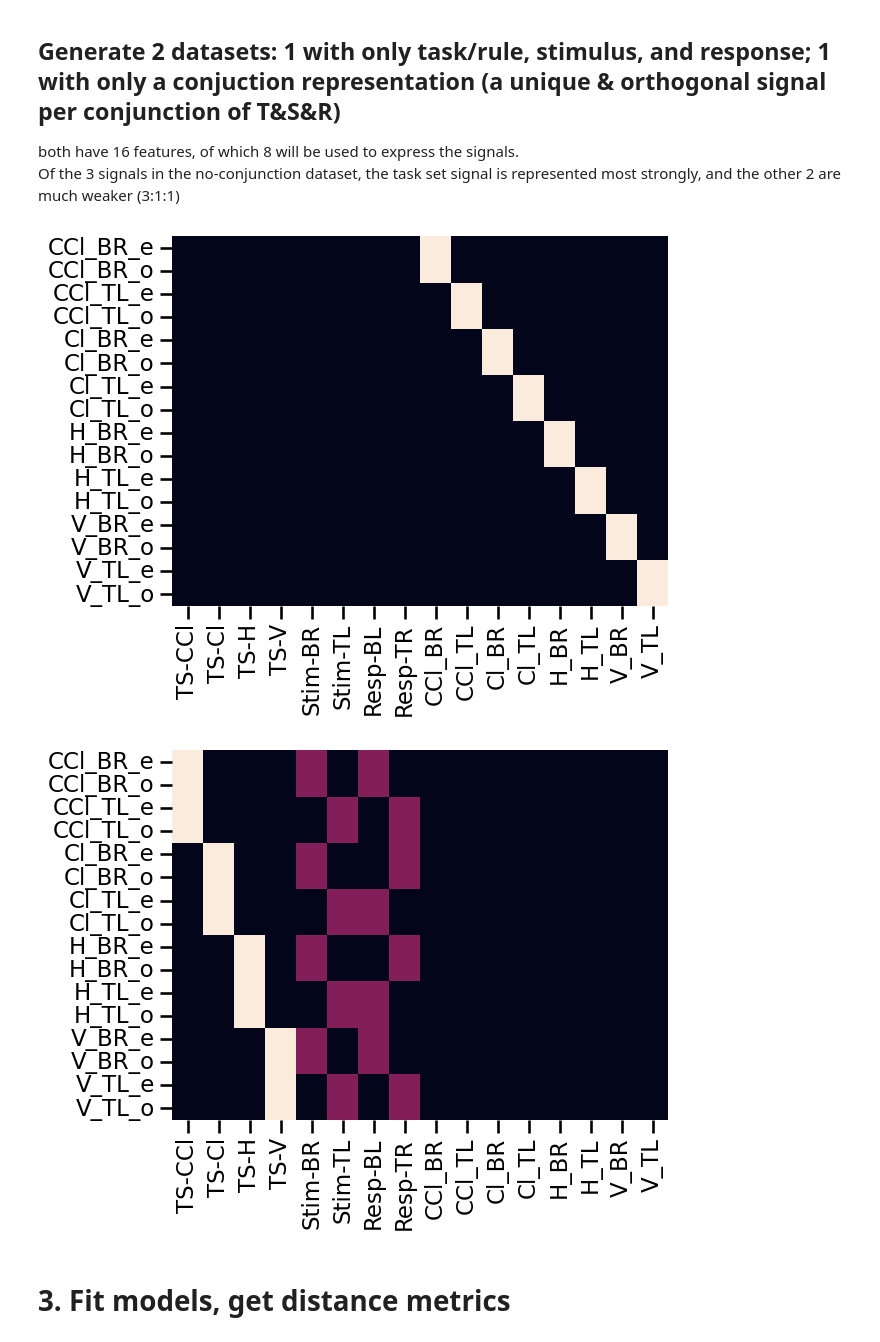
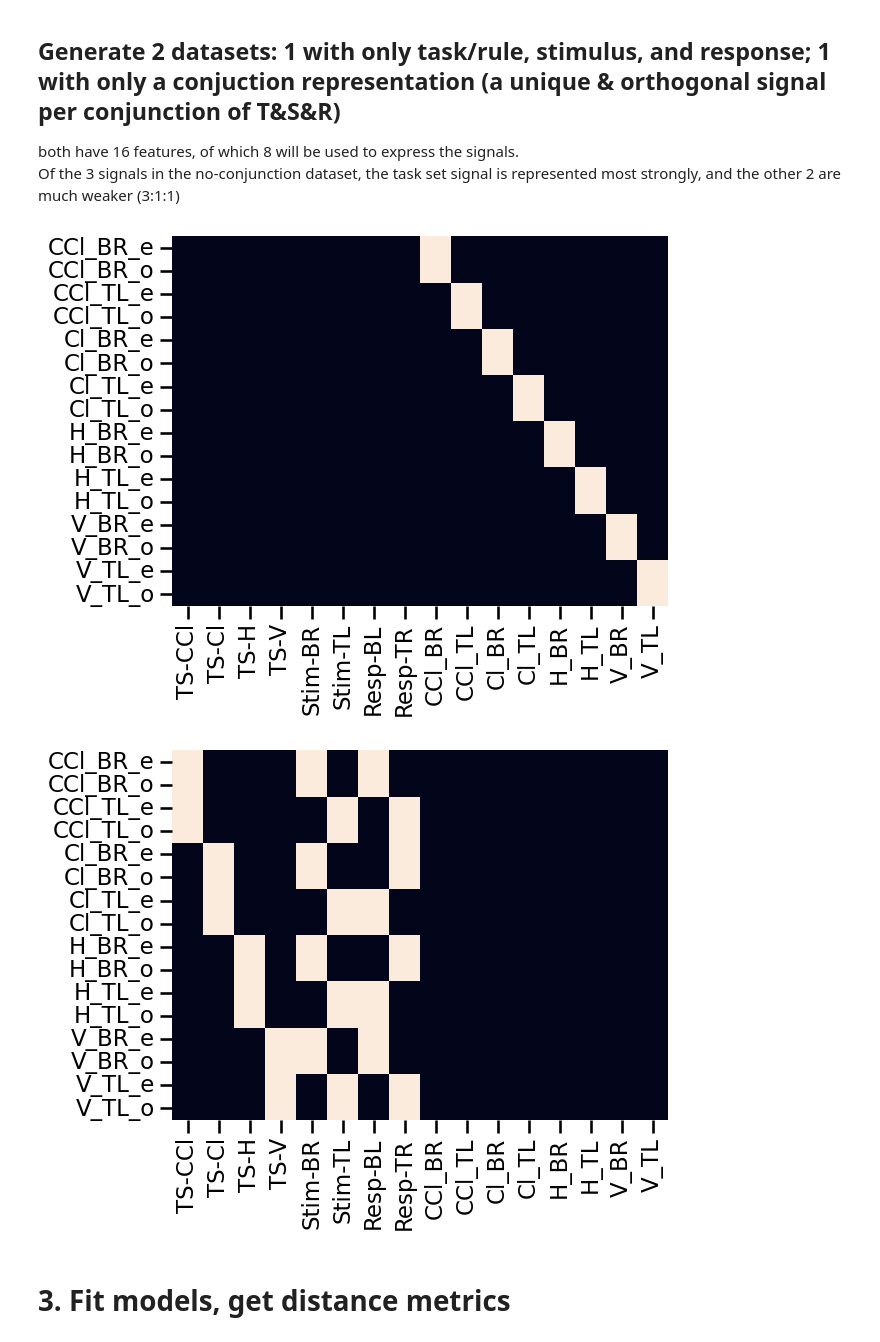
Before and after one commit to henrymj/single_trial_RSA_sims, a Jupyter notebook: single_trial_RSA_sims.ipynb, the cells around one changed output. Drawn from its saved outputs; the diff is of its cells as text; code cells hidden in the pictures.

```diff
--- a/single_trial_RSA_sims.ipynb
+++ b/single_trial_RSA_sims.ipynb
@@ -132,9 +132,9 @@ for i, cond in enumerate(cond_order):
         means_conjunction[i:i+2, 6 + responses.index(cond_info[cond]['Resp'])] = 0
         means_conjunction[i:i+2, 8+int(i/2)] = 3
 
-        means_noConj[i:i+2, tasks.index(cond_info[cond]['Task'])] = 3
-        means_noConj[i:i+2, 4 + stimuli.index(cond_info[cond]['Stim'])] =1
-        means_noConj[i:i+2, 6 + responses.index(cond_info[cond]['Resp'])] = 1
+        means_noConj[i:i+2, tasks.index(cond_info[cond]['Task'])] = 2
+        means_noConj[i:i+2, 4 + stimuli.index(cond_info[cond]['Stim'])] = 2
+        means_noConj[i:i+2, 6 + responses.index(cond_info[cond]['Resp'])] = 2
 
 # see what the mean vectors look like for each condition
 _ = sns.heatmap(means_conjunction,
@@ -142,34 +142,34 @@ _ = sns.heatmap(means_conjunction,
                 yticklabels=cond_order,
                 cbar=False)
 plt.show()
 
 _ = sns.heatmap(means_noConj,
                 xticklabels=['TS-CCl', 'TS-Cl', 'TS-H', 'TS-V', 'Stim-BR', 'Stim-TL', 'Resp-BL', 'Resp-TR'] + sorted(np.unique([c[:-2] for c in cond_order])),
                 yticklabels=cond_order,
                 cbar=False)
 plt.show()
 
 
 # add noise
 # noise is uncorrelated across features, which would be the case after LDA's internal whitening
 trial_noise = np.random.multivariate_normal(np.zeros(n_dims), np.eye(n_dims)*6, size=n_trials)  # 6 indicates the relative scale of the noise; in this case it's much larger than the signal
 
 trials_conjunction = np.zeros((n_trials, n_dims))
 trials_noConj = np.zeros((n_trials, n_dims))
 trial_labels = []
 for i, cond in enumerate(cond_order):
     # grab the next n trials, give them the same mean based on the condition
     curr_idx = np.arange(i*n_trials_per_cond, (i+1)*n_trials_per_cond)
     # note that we are using the same noise for both datasets
     trials_conjunction[curr_idx] = trial_noise[curr_idx] + means_conjunction[i]
     trials_noConj[curr_idx] = trial_noise[curr_idx] + means_noConj[i]
 
     trial_labels += [cond]*n_trials_per_cond
 
 trial_labels = np.array(trial_labels) # for easier indexing later
 # %% [output]
 [figure]
-[figure, old version]
+[figure, new version]
 # %% [markdown]
 # 3. Fit models, get distance metrics
 # %%
```
Also changed, not shown: parts of 6 cells of this notebook.
